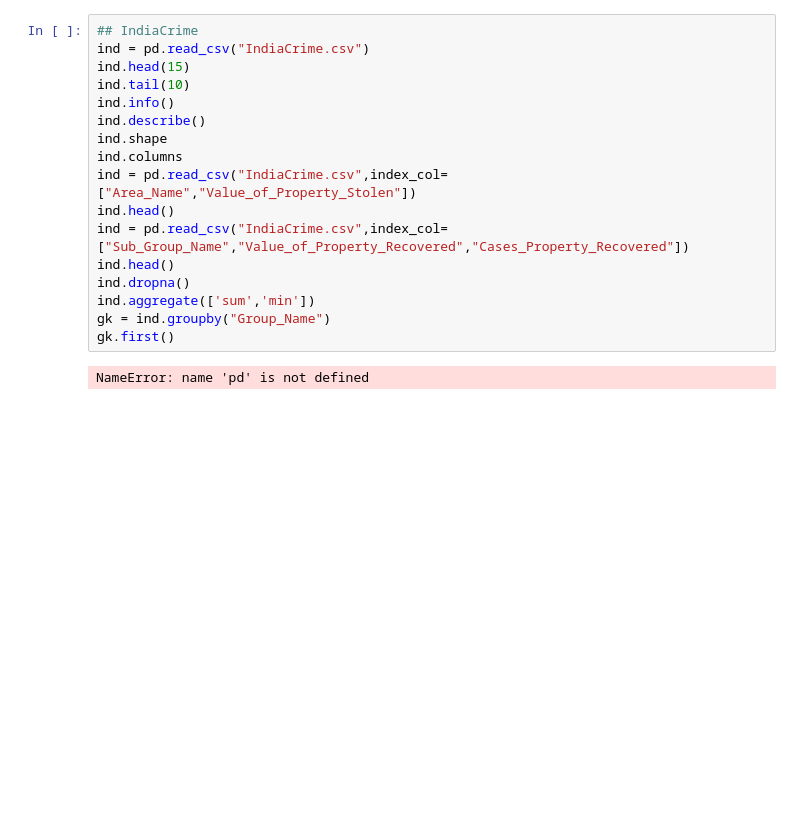
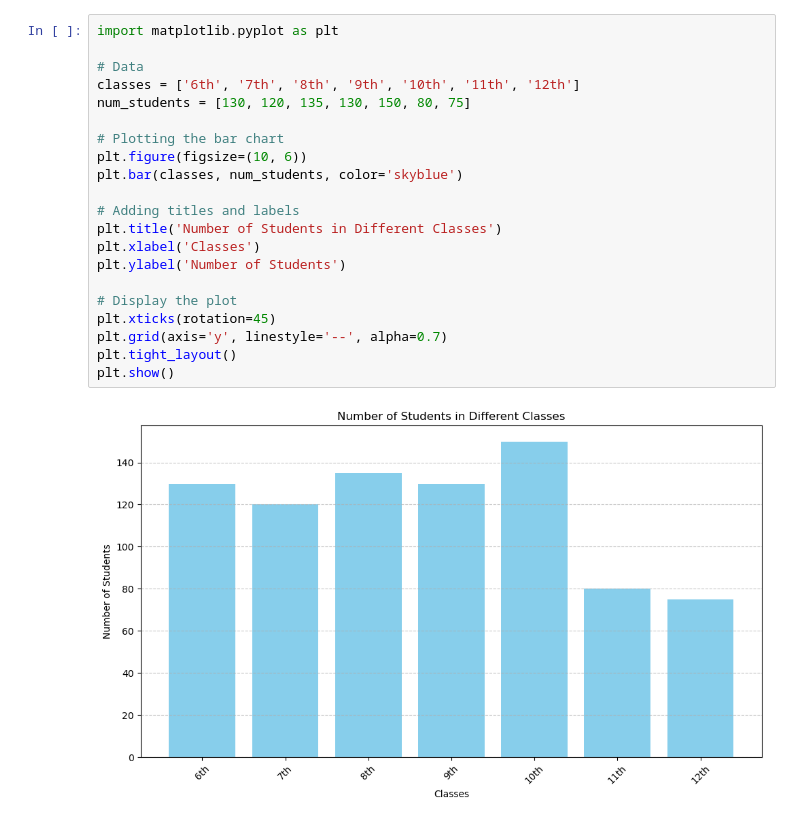
Before and after one commit to Vaibhavyadav350/TTL_Lab, a Jupyter notebook: 13022024(India).ipynb, the cells around one changed output. Cells and saved outputs as stored; diff of their text form; blank space fills up the shorter version.

```diff
--- a/13022024(India).ipynb
+++ b/13022024(India).ipynb
@@ -1,19 +1,23 @@
-# %%
-## IndiaCrime
-ind = pd.read_csv("IndiaCrime.csv")
-ind.head(15)
-ind.tail(10)
-ind.info()
-ind.describe()
-ind.shape
-ind.columns
-ind = pd.read_csv("IndiaCrime.csv",index_col=["Area_Name","Value_of_Property_Stolen"])
-ind.head()
-ind = pd.read_csv("IndiaCrime.csv",index_col=["Sub_Group_Name","Value_of_Property_Recovered","Cases_Property_Recovered"])
-ind.head()
-ind.dropna()
-ind.aggregate(['sum','min'])
-gk = ind.groupby("Group_Name")
-gk.first()
-# %% [output]
-NameError: name 'pd' is not defined
+# %%
+import matplotlib.pyplot as plt
+
+# Data
+classes = ['6th', '7th', '8th', '9th', '10th', '11th', '12th']
+num_students = [130, 120, 135, 130, 150, 80, 75]
+
+# Plotting the bar chart
+plt.figure(figsize=(10, 6))
+plt.bar(classes, num_students, color='skyblue')
+
+# Adding titles and labels
+plt.title('Number of Students in Different Classes')
+plt.xlabel('Classes')
+plt.ylabel('Number of Students')
+
+# Display the plot
+plt.xticks(rotation=45)
+plt.grid(axis='y', linestyle='--', alpha=0.7)
+plt.tight_layout()
+plt.show()
+# %% [output]
+[figure, added]
```
Also changed, not shown: parts of 1 cell of this notebook, 8 other files.
